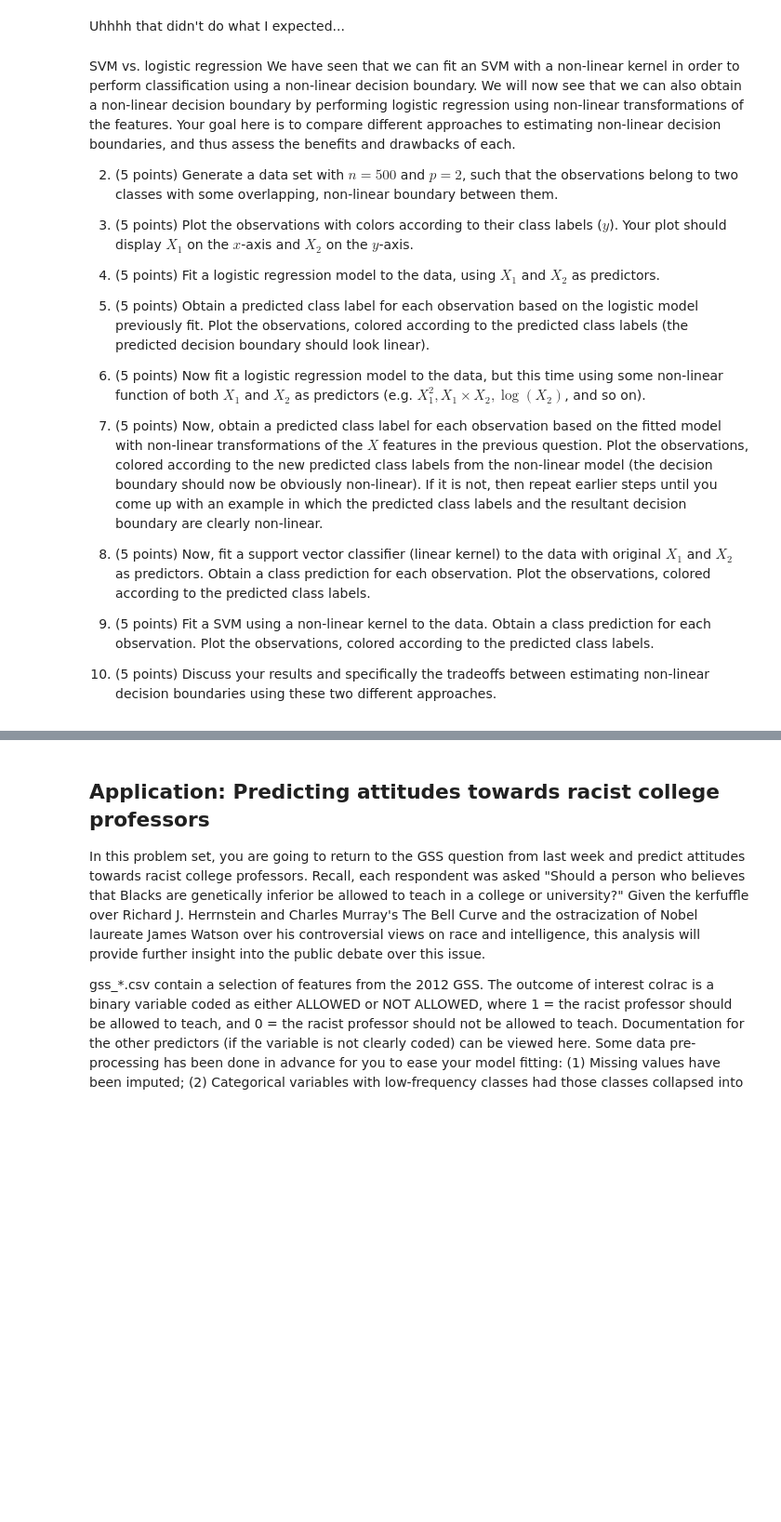
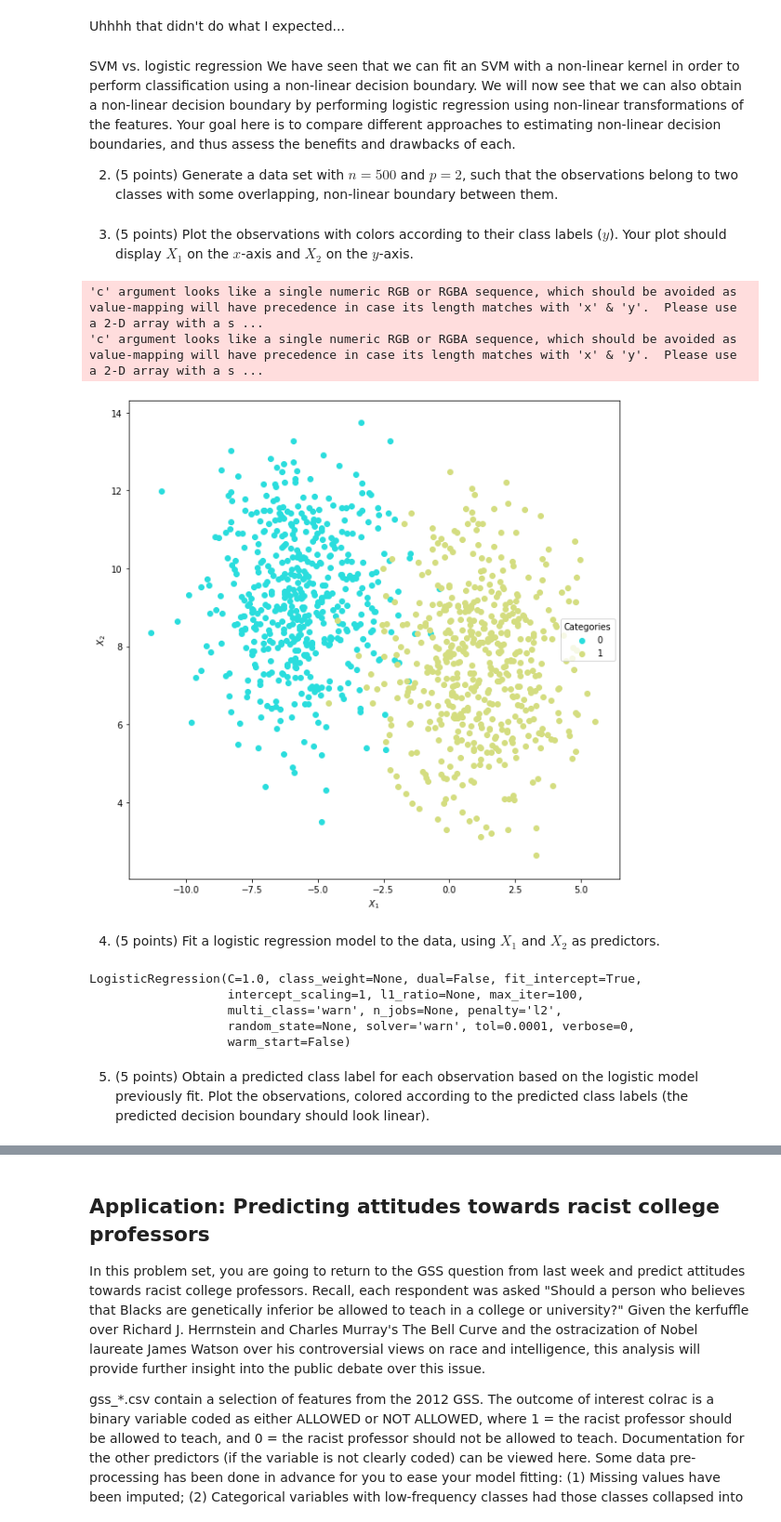
Before and after one commit to anuraag94/problem-set-6, a Jupyter notebook: Regina_Catipon_HW6.ipynb, the cells around one changed output, grey strips where cells are left out. Shown: that part at 93% size. Drawn from its saved outputs; the diff is of its cells as text; code cells hidden in the pictures; blank space fills up the shorter version.

```diff
--- a/Regina_Catipon_HW6.ipynb
+++ b/Regina_Catipon_HW6.ipynb
@@ -136,19 +136,8 @@ SVM vs. logistic regression
 We have seen that we can fit an SVM with a non-linear kernel in order to perform classification using a non-linear decision boundary. We will now see that we can also obtain a non-linear decision boundary by performing logistic regression using non-linear transformations of the features. Your goal here is to compare different approaches to estimating non-linear decision boundaries, and thus assess the benefits and drawbacks of each.
 
 2. (5 points) Generate a data set with $n = 500$ and $p = 2$, such that the observations belong to two classes with some overlapping, non-linear boundary between them.
-
-3. (5 points) Plot the observations with colors according to their class labels ($y$). Your plot should display $X_1$ on the $x$-axis and $X_2$ on the $y$-axis.
-
-4. (5 points) Fit a logistic regression model to the data, using $X_1$ and $X_2$ as predictors.
-
-5. (5 points) Obtain a predicted class label for each observation based on the logistic model previously fit. Plot the observations, colored according to the predicted class labels (the predicted decision boundary should look linear).
-
-6. (5 points) Now fit a logistic regression model to the data, but this time using some non-linear function of both $X_1$ and $X_2$ as predictors (e.g. $X_1^2, X_1 \times X_2, \log(X_2)$, and so on).
-
-7. (5 points) Now, obtain a predicted class label for each observation based on the fitted model with non-linear transformations of the $X$ features in the previous question. Plot the observations, colored according to the new predicted class labels from the non-linear model (the decision boundary should now be obviously non-linear). If it is not, then repeat earlier steps until you come up with an example in which the predicted class labels and the resultant decision boundary are clearly non-linear.
-
-8. (5 points) Now, fit a support vector classifier (linear kernel) to the data with original $X_1$ and $X_2$ as predictors. Obtain a class prediction for each observation. Plot the observations, colored according to the predicted class labels.
-
-9. (5 points) Fit a SVM using a non-linear kernel to the data. Obtain a class prediction for each observation. Plot the observations, colored according to the predicted class labels.
-
-10. (5 points) Discuss your results and specifically the tradeoffs between estimating non-linear decision boundaries using these two different approaches.
+# %%
+noise = 0.5
+data_ = multiBlobs(noise, numPerCategory = 500, centers = 2 )
+# %% [markdown]
+3. (5 points) Plot the observations with colors according to their class labels ($y$). Your plot should display $X_1$ on the $x$-axis and $X_2$ on the $y$-axis.
@@ -154,0 +147,19 @@ We have seen that we can fit an SVM with a non-linear kernel in order to perform
+# %%
+def plotter(df):
+    fig, ax = plt.subplots(figsize = (10,10))
+    pallet = seaborn.color_palette(palette='rainbow', n_colors= len(set(df['category'])))
+    for i, cat in enumerate(set(df['category'])):
+        a = np.stack(df[df['category'] == cat]['vect'])
+        ax.scatter(a[:,0], a[:, 1], c = pallet[i], label = cat)
+    ax.legend(loc = 'center right', title = 'Categories')
+    ax.axis('on')
+    plt.xlabel('$X_1$')
+    plt.ylabel('$X_2$')
+    plt.show()
+    plt.close()
+# %%
+plotter(data_)
+# %% [output]
+'c' argument looks like a single numeric RGB or RGBA sequence, which should be avoided as value-mapping will have precedence in case its length matches with 'x' & 'y'.  Please use a 2-D array with a s ...
+'c' argument looks like a single numeric RGB or RGBA sequence, which should be avoided as value-mapping will have precedence in case its length matches with 'x' & 'y'.  Please use a 2-D array with a s ...
+[figure, added]
@@ -154,0 +169,2 @@ We have seen that we can fit an SVM with a non-linear kernel in order to perform
+# %% [markdown]
+4. (5 points) Fit a logistic regression model to the data, using $X_1$ and $X_2$ as predictors.
@@ -154,0 +183,14 @@ We have seen that we can fit an SVM with a non-linear kernel in order to perform
+# %%
+from sklearn.linear_model import LogisticRegression
+log_reg = (sklearn.linear_model.LogisticRegression())
+#clf.fit(np.stack(dfTrain['vect'], axis=0), dfTrain['category'])
+log_reg.fit(np.stack(data_['vect'], axis=0), data_['category'])
+#log_reg.fit(X_linear, data_['category'])
+# %% [output]
+LogisticRegression(C=1.0, class_weight=None, dual=False, fit_intercept=True,
+                   intercept_scaling=1, l1_ratio=None, max_iter=100,
+                   multi_class='warn', n_jobs=None, penalty='l2',
+                   random_state=None, solver='warn', tol=0.0001, verbose=0,
+                   warm_start=False)
+# %% [markdown]
+5. (5 points) Obtain a predicted class label for each observation based on the logistic model previously fit. Plot the observations, colored according to the predicted class labels (the predicted decision boundary should look linear).
```
Also changed, not shown: parts of 41 cells of this notebook.
